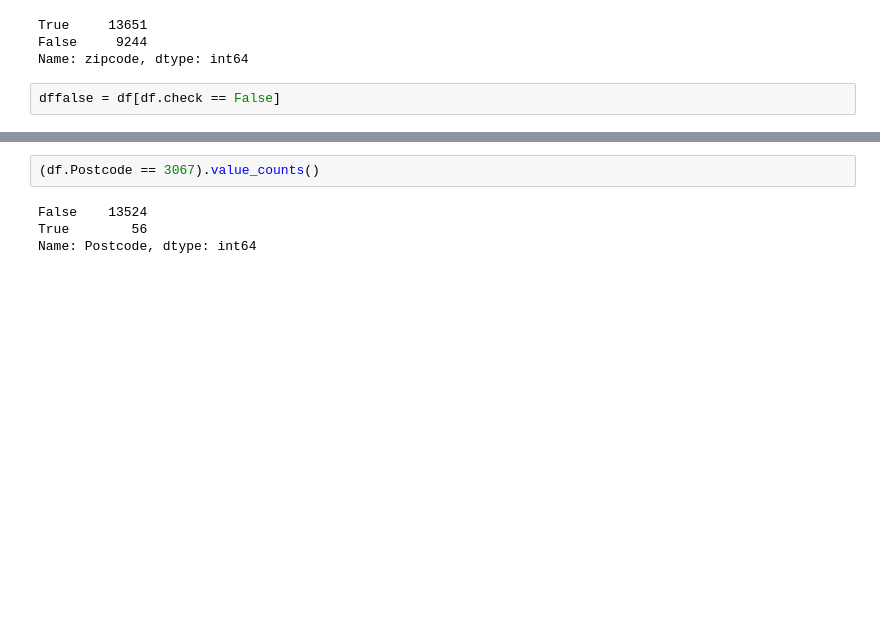
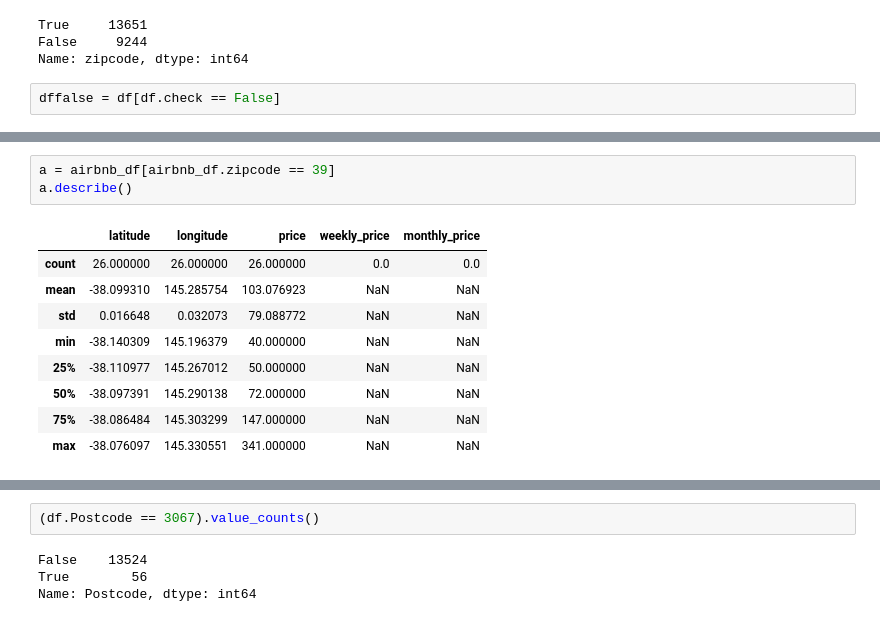
Before and after one commit to mgobbi289/DiploDatos, a Jupyter notebook: AnalisisyCuracion/Entregable_Parte_1.ipynb, the cells around one changed output, grey strips where cells are left out. Cells and saved outputs as stored; diff of their text form; blank space fills up the shorter version.

```diff
--- a/AnalisisyCuracion/Entregable_Parte_1.ipynb
+++ b/AnalisisyCuracion/Entregable_Parte_1.ipynb
@@ -565,0 +558,13 @@ Name: zipcode, dtype: int64
+# %%
+a = airbnb_df[airbnb_df.zipcode == 39]
+a.describe()
+# %% [output]
+|  | latitude | longitude | price | weekly_price | monthly_price |
+| count | 26.000000 | 26.000000 | 26.000000 | 0.0 | 0.0 |
+| mean | -38.099310 | 145.285754 | 103.076923 | NaN | NaN |
+| std | 0.016648 | 0.032073 | 79.088772 | NaN | NaN |
+| min | -38.140309 | 145.196379 | 40.000000 | NaN | NaN |
+| 25% | -38.110977 | 145.267012 | 50.000000 | NaN | NaN |
+| 50% | -38.097391 | 145.290138 | 72.000000 | NaN | NaN |
+| 75% | -38.086484 | 145.303299 | 147.000000 | NaN | NaN |
+| max | -38.076097 | 145.330551 | 341.000000 | NaN | NaN |
```
Also changed, not shown: parts of 4 cells of this notebook.
